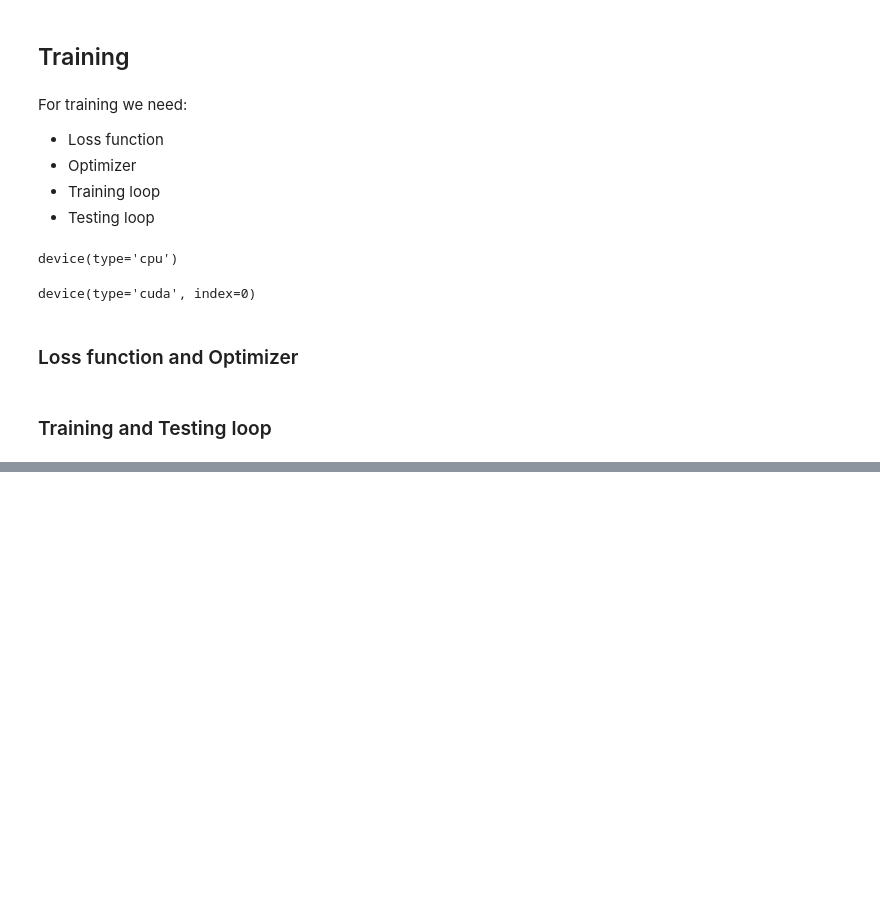
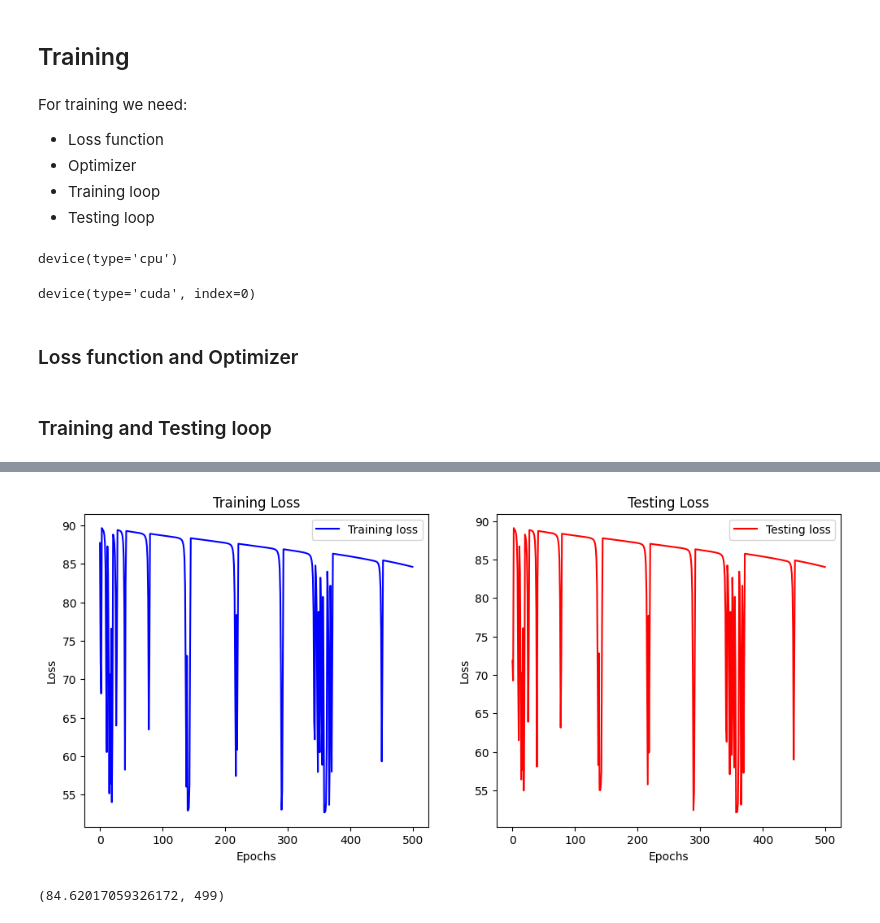
Before and after one commit to Game-Coder-94/PyTorch-Learning, a Jupyter notebook: pytorch_calories_burned_prediction.ipynb, the cells around one changed output, grey strips where cells are left out. Saved outputs shown, nothing was run; the diff lists cells and outputs as text; code cells hidden in the pictures; blank space fills up the shorter version.

```diff
--- a/pytorch_calories_burned_prediction.ipynb
+++ b/pytorch_calories_burned_prediction.ipynb
@@ -266,22 +266,24 @@ class LinearRegressionModel(nn.Module):
         # Initialize layers
         # Input layer
         self.in_layer = nn.Linear(in_features=7,
+                                  out_features=64)
+        # Hidden layer 1
+        self.hidden_1 = nn.Linear(in_features=64,
                                   out_features=32)
-        # Hidden layer
-        self.hidden_1 = nn.Linear(in_features=32,
-                                  out_features=32)
+        # Hidden layer 2
+        self.hidden_2 = nn.Linear(in_features=32,
+                                  out_features=16)
         # Output layer
-        self.out_layer = nn.Linear(in_features=32,
+        self.out_layer = nn.Linear(in_features=16,
                                    out_features=1)
 
         # Activation function ReLU
         self.relu = nn.ReLU()
 
     def forward(self, x):
-        x = self.in_layer(x)
-        x = self.relu(x)
-        x = self.hidden_1(x)
-        x = self.relu(x)
+        x = self.relu(self.in_layer(x))
+        x = self.relu(self.hidden_1(x))
+        x = self.relu(self.hidden_2(x))
         x = self.out_layer(x)
         return x
 
@@ -343,7 +345,12 @@ optimizer = torch.optim.SGD(params=model.parameters(),
 # Training and Testing loop
 torch.manual_seed(42)
 
-epochs = 300
+epochs = 500
+fig, ax = plt.subplots(1, 2, figsize=(12, 5))
+
+train_loss_values = []
+test_loss_values = []
+epoch_count = []
 
 for epoch in range(epochs):
 
@@ -352,6 +359,7 @@ for epoch in range(epochs):
 
     # 1. Froward pass
     y_preds = model(X_train)
+    y_preds = y_preds.squeeze()
 
     # 2. Calculate loss
     loss = loss_fn(y_preds, y_train)
@@ -371,6 +379,28 @@ for epoch in range(epochs):
         test_preds = model(X_test)
         test_loss = loss_fn(test_preds, y_test)
 
+    # Store metrics
+    epoch_count.append(epoch)
+    train_loss_values.append(loss.item())
+    test_loss_values.append(test_loss.item())
+
+    # Print metrics during training
     if epoch % 10 == 0:
         print(f"Epoch : {epoch} | Loss : {loss} | Test-loss : {test_loss}")
+
+# Plot Training losses
+ax[0].plot(epoch_count, train_loss_values, c="b", label="Training loss")
+ax[0].set_title("Training Loss")
+ax[0].set_xlabel("Epochs")
+ax[0].set_ylabel("Loss")
+ax[0].legend()
+
+# Plot Testing losses
+ax[1].plot(epoch_count, test_loss_values, c="r", label="Testing loss")
+ax[1].set_title("Testing Loss")
+ax[1].set_xlabel("Epochs")
+ax[1].set_ylabel("Loss")
+ax[1].legend()
+
+plt.show()
 # %% [output]
@@ -393,0 +424,5 @@ Epoch : 290 | Loss : 79.9266586303711 | Test-loss : 52.295894622802734
+[figure, added]
+# %%
+loss.item(), epoch
+# %% [output]
+(84.62017059326172, 499)
```
Also changed, not shown: parts of 3 cells of this notebook.
